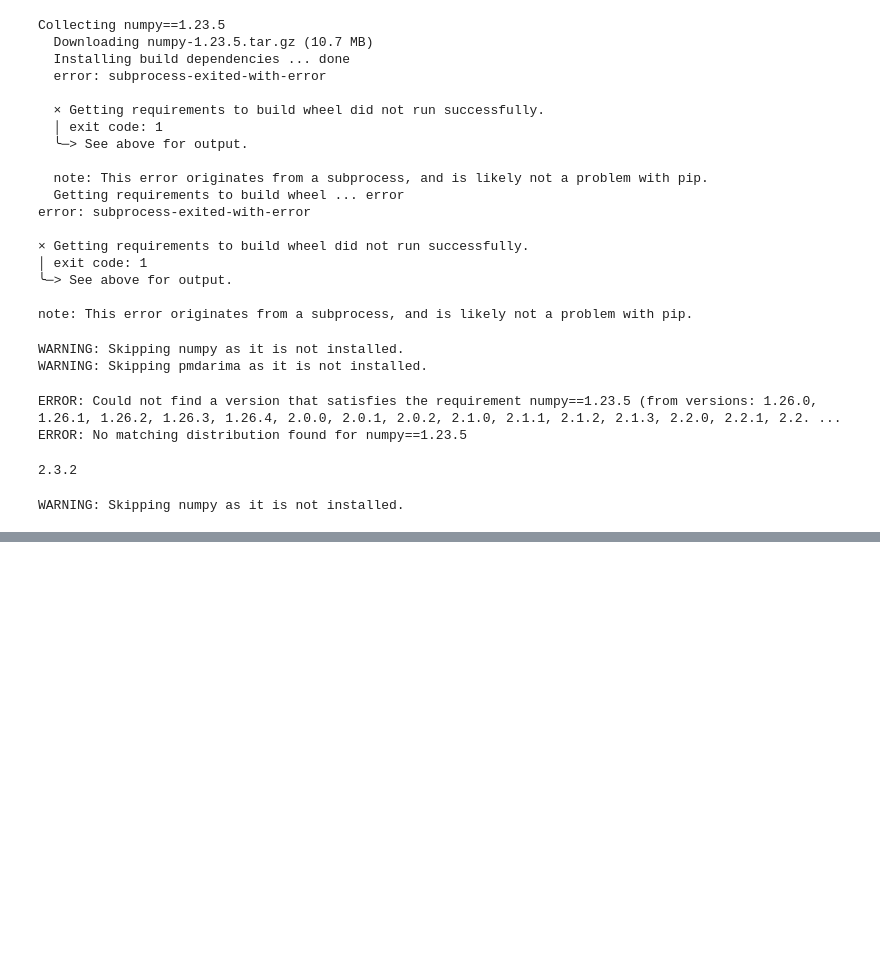
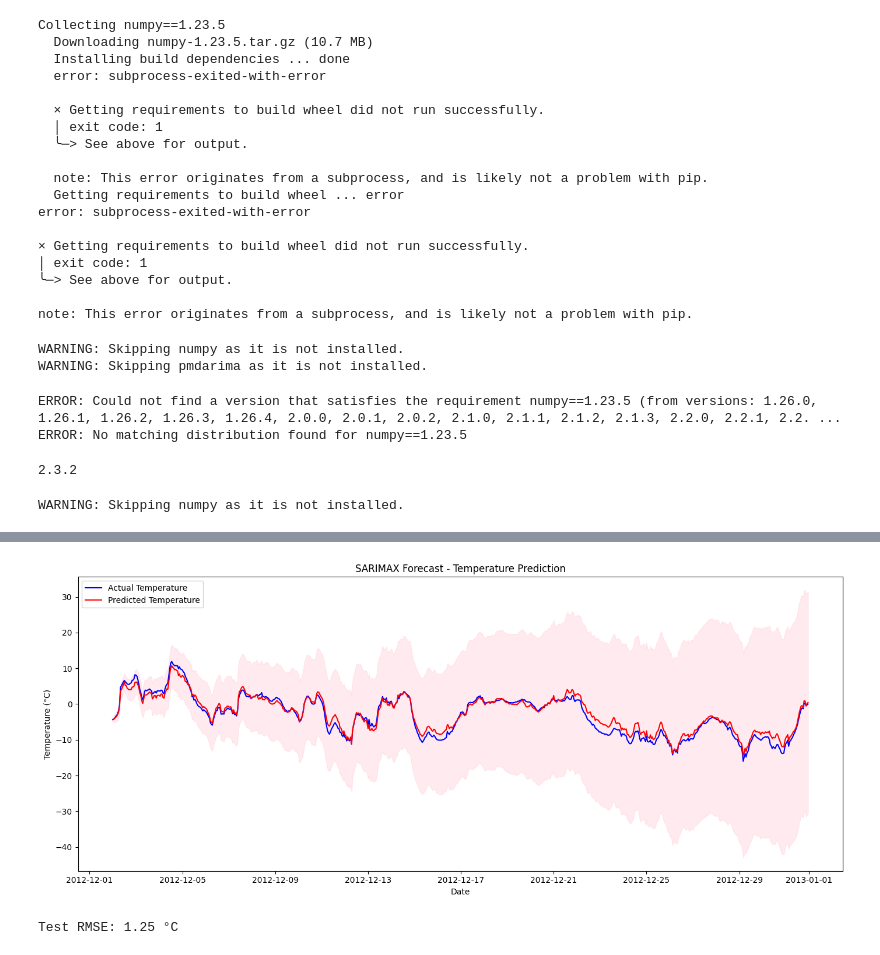
Before and after one commit to Visa110804/Time-series-forecasting, a Jupyter notebook: Time_series_forrecast.ipynb, the cells around one changed output, grey strips where cells are left out. Saved outputs shown, nothing was run; the diff lists cells and outputs as text; code cells hidden in the pictures; blank space fills up the shorter version.

```diff
--- a/Time_series_forrecast.ipynb
+++ b/Time_series_forrecast.ipynb
@@ -542,0 +411,75 @@ Performing stepwise search to minimize aic
+# %%
+import pandas as pd
+import numpy as np
+import matplotlib.pyplot as plt
+from statsmodels.tsa.statespace.sarimax import SARIMAX
+from sklearn.preprocessing import LabelEncoder
+from sklearn.metrics import mean_squared_error
+import warnings
+warnings.filterwarnings("ignore")
+
+# 1. Load your dataset
+df = pd.read_csv('Weather_Data.csv')  # Replace with your file path
+
+# 2. Ensure 'Date/Time' column exists
+if 'Date/Time' in df.columns:
+    df['Date/Time'] = pd.to_datetime(df['Date/Time'])
+else:
+    df['Date/Time'] = pd.date_range(start='2024-01-01', periods=len(df), freq='H')
+
+df.set_index('Date/Time', inplace=True)
+
+# 3. Handle missing values
+df.fillna(method='ffill', inplace=True)
+
+# 4. Encode 'Weather' column
+le = LabelEncoder()
+df['Weather_encoded'] = le.fit_transform(df['Weather'])
+
+# 5. Define target and exogenous variables
+target = 'Temp_C'
+exog_vars = ['Dew Point Temp_C', 'Rel Hum_%', 'Wind Speed_km/h',
+             'Visibility_km', 'Press_kPa', 'Weather_encoded']
+
+y = df[target]
+exog = df[exog_vars]
+
+# 6. Train/Test Split
+# We'll forecast the last 30 days (you can change this)
+forecast_horizon = 24 * 30  # 30 days of hourly data
+y_train, y_test = y[:-forecast_horizon], y[-forecast_horizon:]
+exog_train, exog_test = exog[:-forecast_horizon], exog[-forecast_horizon:]
+
+# 7. Fit SARIMAX model
+model = SARIMAX(y_train,
+                exog=exog_train,
+                order=(1, 1, 1),         # You can tune this
+                seasonal_order=(1, 1, 1, 24),  # 24-hour seasonality
+                enforce_stationarity=False,
+                enforce_invertibility=False)
+
+results = model.fit(disp=False)
+
+# 8. Forecast
+pred = results.get_forecast(steps=forecast_horizon, exog=exog_test)
+y_pred = pred.predicted_mean
+conf_int = pred.conf_int()
+
+# 9. Plot results
+plt.figure(figsize=(14, 6))
+plt.plot(y_test.index, y_test, label='Actual Temperature', color='blue')
+plt.plot(y_test.index, y_pred, label='Predicted Temperature', color='red')
+plt.fill_between(y_test.index, conf_int.iloc[:, 0], conf_int.iloc[:, 1], color='pink', alpha=0.3)
+plt.title('SARIMAX Forecast - Temperature Prediction')
+plt.xlabel('Date')
+plt.ylabel('Temperature (°C)')
+plt.legend()
+plt.tight_layout()
+plt.show()
+
+# 10. Evaluate
+rmse = np.sqrt(mean_squared_error(y_test, y_pred))
+print(f"Test RMSE: {rmse:.2f} °C")
+# %% [output]
+[figure, added]
+Test RMSE: 1.25 °C
```
Also changed, not shown: parts of 16 cells of this notebook.
